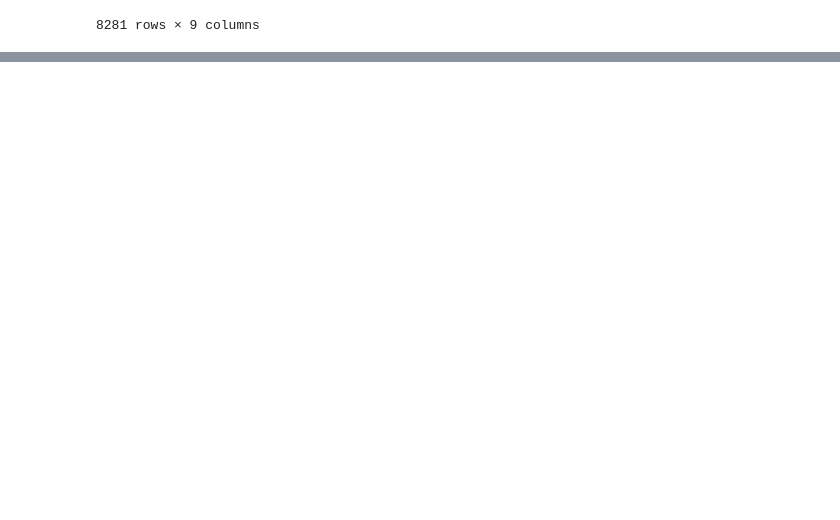
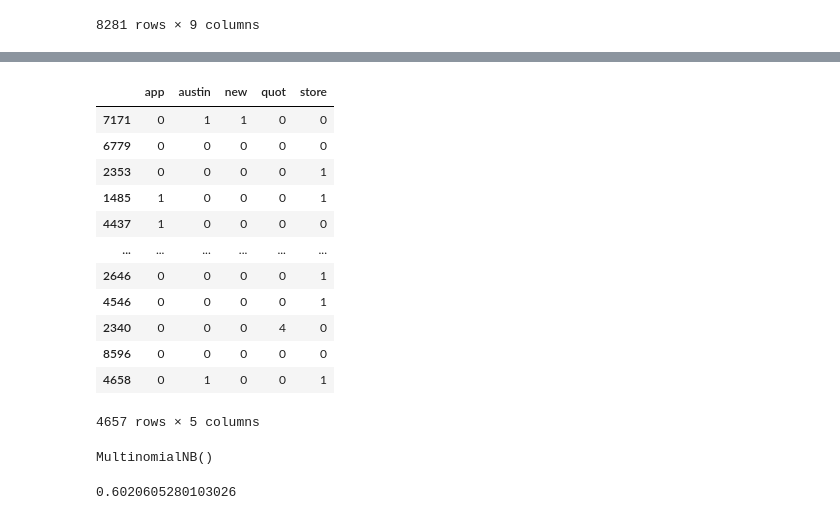
Before and after one commit to DenizzEmre/Phase_4_project, a Jupyter notebook: notebooks/Danayt_EDA.ipynb, the cells around one changed output, grey strips where cells are left out. Saved outputs shown, nothing was run; the diff lists cells and outputs as text; code cells hidden in the pictures; blank space fills up the shorter version.

```diff
--- a/notebooks/Danayt_EDA.ipynb
+++ b/notebooks/Danayt_EDA.ipynb
@@ -214,0 +224,50 @@ text[['tweet_text', 'tokenized_tweet']].head()
+# %%
+def doc_preparer(doc, stop_words=sw):
+    '''
+
+    :param doc: a document from the satire corpus
+    :return: a document string with words which have been
+            lemmatized,
+            parsed for stopwords,
+            made lowercase,
+            and stripped of punctuation and numbers.
+    '''
+
+    regex_token = RegexpTokenizer(r"([a-zA-Z]+(?:’[a-z]+)?)")
+    doc = regex_token.tokenize(doc)
+    doc = [word.lower() for word in doc]
+    doc = [word for word in doc if word not in sw]
+    # print(doc)
+    doc = pos_tag(doc)
+    doc = [(word[0], get_wordnet_pos(word[1])) for word in doc]
+    lemmatizer = WordNetLemmatizer()
+    doc = [lemmatizer.lemmatize(word[0], word[1]) for word in doc]
+    return ' '.join(doc)
+# %%
+token_docs = [doc_preparer(doc, sw) for doc in X_train]
+# %%
+X_t, X_val, y_t, y_val = train_test_split(token_docs, y_train,
+                                          test_size=0.25, random_state=42)
+# %%
+cv = CountVectorizer(max_features=5)
+
+X_t_vec = cv.fit_transform(X_t)
+X_t_vec = pd.DataFrame.sparse.from_spmatrix(X_t_vec)
+X_t_vec.columns = sorted(cv.vocabulary_)
+X_t_vec.set_index(y_t.index, inplace=True)
+# %%
+X_t_vec
+# %% [output]
+|  | app | austin | new | quot | store |
+| 7171 | 0 | 1 | 1 | 0 | 0 |
+| 6779 | 0 | 0 | 0 | 0 | 0 |
+| 2353 | 0 | 0 | 0 | 0 | 1 |
+| 1485 | 1 | 0 | 0 | 0 | 1 |
+| 4437 | 1 | 0 | 0 | 0 | 0 |
+| ... | ... | ... | ... | ... | ... |
+| 2646 | 0 | 0 | 0 | 0 | 1 |
+| 4546 | 0 | 0 | 0 | 0 | 1 |
+| 2340 | 0 | 0 | 0 | 4 | 0 |
+| 8596 | 0 | 0 | 0 | 0 | 0 |
+| 4658 | 0 | 1 | 0 | 0 | 1 |
+4657 rows × 5 columns
@@ -214,0 +276,11 @@ text[['tweet_text', 'tokenized_tweet']].head()
+# %%
+mnb = MultinomialNB()
+
+mnb.fit(X_t_vec, y_t)
+# %% [output]
+MultinomialNB()
+# %%
+y_hat = mnb.predict(X_val_vec)
+accuracy_score(y_val, y_hat)
+# %% [output]
+0.6020605280103026
```
Also changed, not shown: parts of 35 cells of this notebook.
